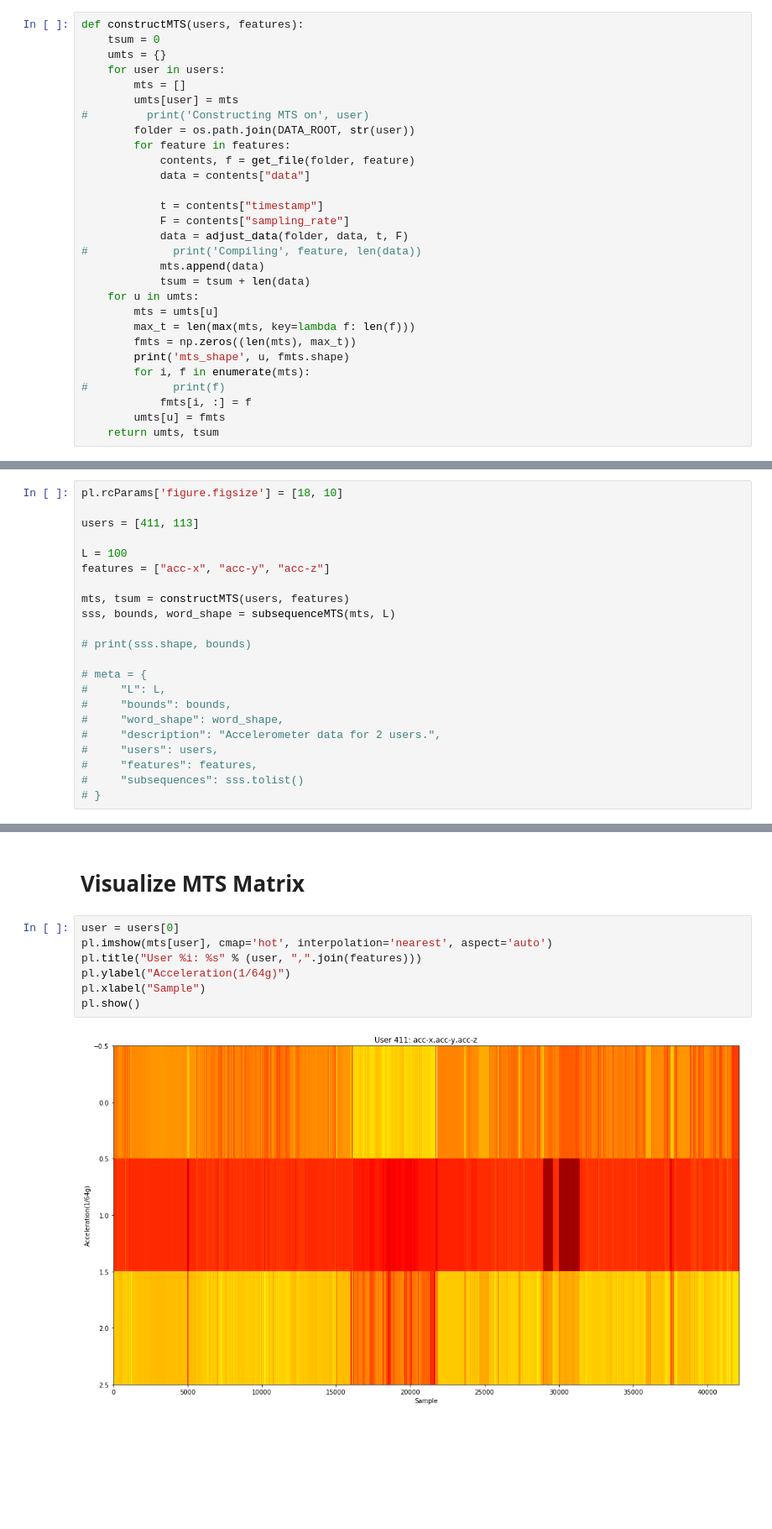
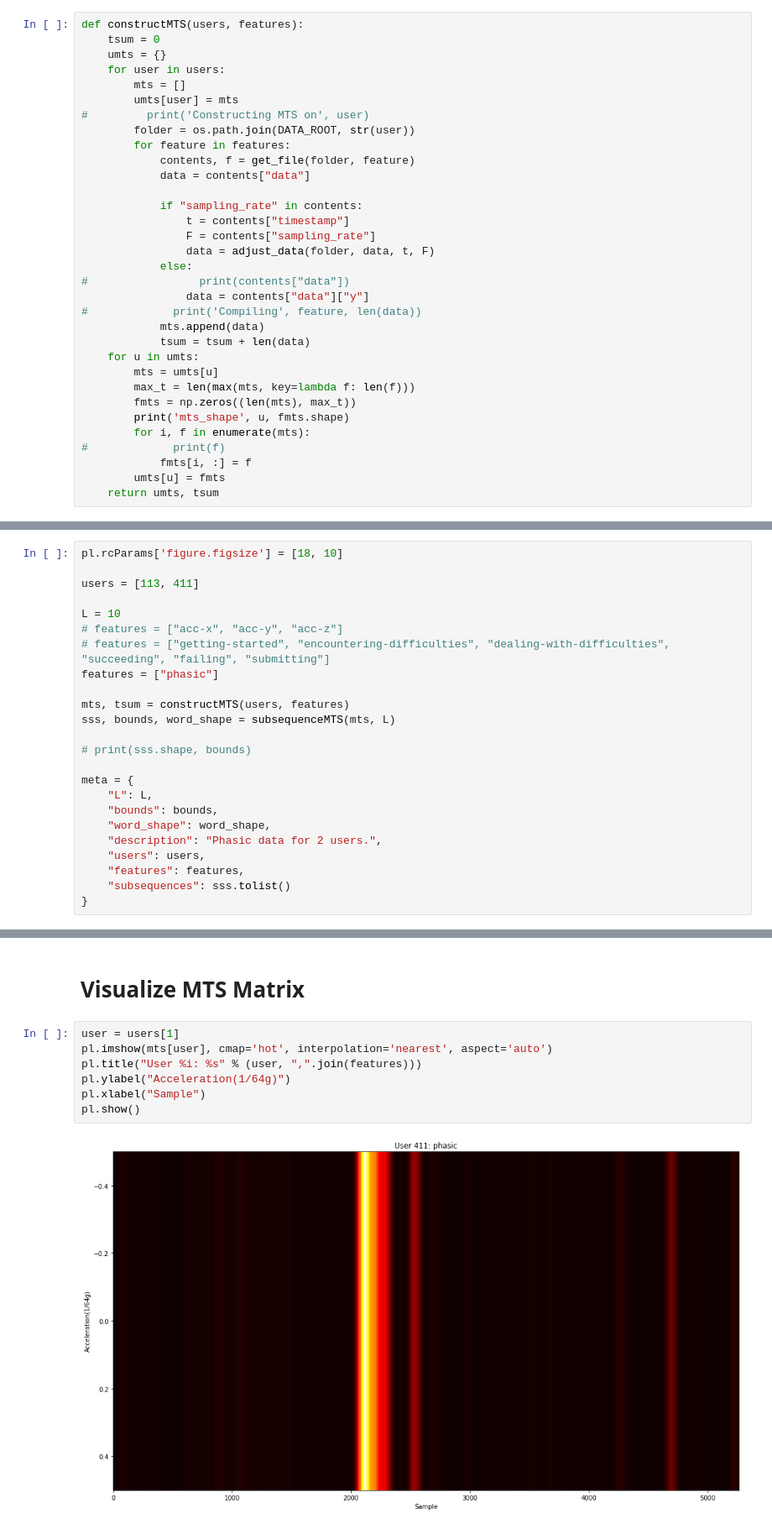
Before and after one commit to The-Hybrid-Atelier/biosignal-processing, a Jupyter notebook: codewords/5_StudyDataMatrix.ipynb, the cells around one changed output, grey strips where cells are left out. Shown at 84% size. Cells and saved outputs as stored; diff of their text form; blank space fills up the shorter version.

```diff
--- a/codewords/5_StudyDataMatrix.ipynb
+++ b/codewords/5_StudyDataMatrix.ipynb
@@ -48,9 +48,13 @@ def constructMTS(users, features):
             contents, f = get_file(folder, feature)
             data = contents["data"]
 
-            t = contents["timestamp"]
-            F = contents["sampling_rate"]
-            data = adjust_data(folder, data, t, F)
+            if "sampling_rate" in contents:
+                t = contents["timestamp"]
+                F = contents["sampling_rate"]
+                data = adjust_data(folder, data, t, F)
+            else:
+#                 print(contents["data"])
+                data = contents["data"]["y"]
 #             print('Compiling', feature, len(data))
             mts.append(data)
             tsum = tsum + len(data)
@@ -100,23 +104,25 @@ def subsequenceMTS(umts, L):
 # %%
 pl.rcParams['figure.figsize'] = [18, 10]
 
-users = [411, 113]
+users = [113, 411]
 
-L = 100
-features = ["acc-x", "acc-y", "acc-z"]
+L = 10
+# features = ["acc-x", "acc-y", "acc-z"]
+# features = ["getting-started", "encountering-difficulties", "dealing-with-difficulties", "succeeding", "failing", "submitting"]
+features = ["phasic"]
 
 mts, tsum = constructMTS(users, features)
 sss, bounds, word_shape = subsequenceMTS(mts, L)
 
 # print(sss.shape, bounds)
 
-# meta = {
-#     "L": L,
-#     "bounds": bounds,
-#     "word_shape": word_shape,
-#     "description": "Accelerometer data for 2 users.",
-#     "users": users,
-#     "features": features,
-#     "subsequences": sss.tolist()
-# }
+meta = {
+    "L": L,
+    "bounds": bounds,
+    "word_shape": word_shape,
+    "description": "Phasic data for 2 users.",
+    "users": users,
+    "features": features,
+    "subsequences": sss.tolist()
+}
 # %% [output]
@@ -131,11 +137,11 @@ File saved! irb/datasets/acc_for_2.json
 # %% [markdown]
 # Visualize MTS Matrix
 # %%
-user = users[0]
+user = users[1]
 pl.imshow(mts[user], cmap='hot', interpolation='nearest', aspect='auto')
 pl.title("User %i: %s" % (user, ",".join(features)))
 pl.ylabel("Acceleration(1/64g)")
 pl.xlabel("Sample")
 pl.show()
 # %% [output]
-[figure, old version]
+[figure, new version]
```
Also changed, not shown: parts of 2 cells of this notebook, 2 other files.
